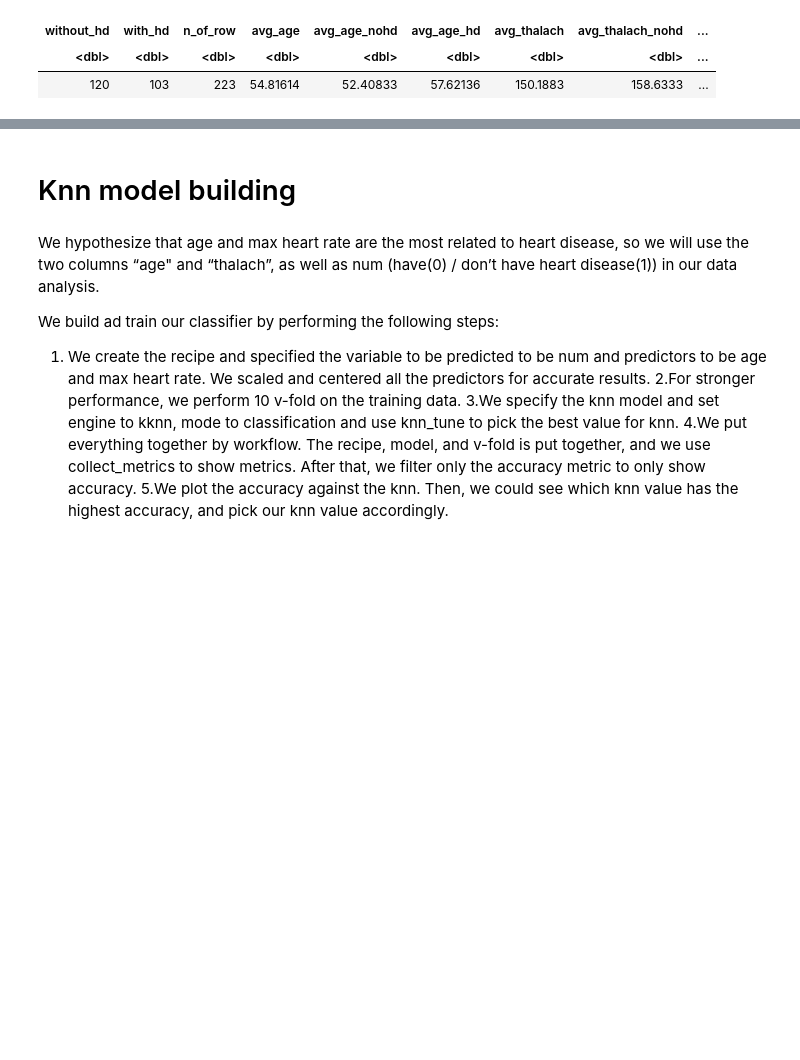
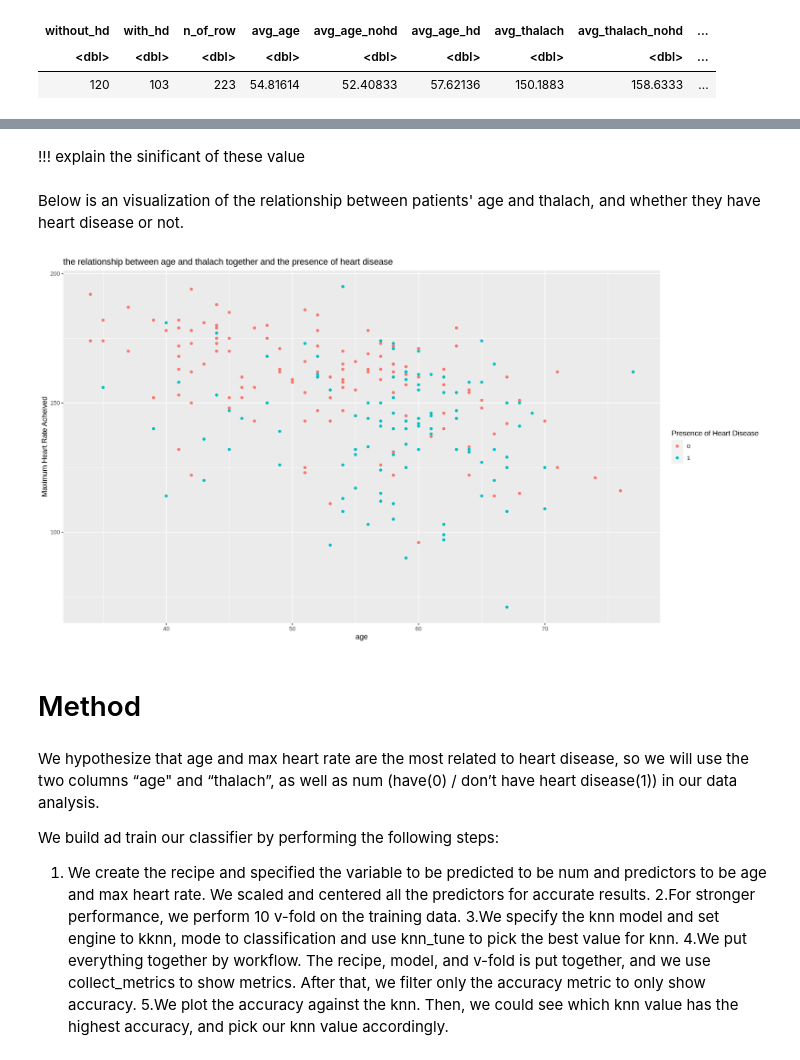
Before and after one commit to wiliwangka/Heart-Disease-Classification-with-R, a Jupyter notebook: ds_project_proposal.ipynb, the cells around one changed output, grey strips where cells are left out. Cells and saved outputs as stored; diff of their text form; code cells hidden in the pictures; blank space fills up the shorter version.

Commit message:
visualization scatterplot added

```diff
--- a/ds_project_proposal.ipynb
+++ b/ds_project_proposal.ipynb
@@ -338,5 +336,18 @@ ERROR: Error in parse(text = x, srcfile = src): <text>:1:13: unexpected symbol
-# %% [markdown]
-# Knn model building
+# %% [markdown]
+!!! explain the sinificant of these value
+# %% [markdown]
+Below is an visualization of the relationship between patients' age and thalach, and whether they have heart disease or not.
+# %%
+visuals <- cleveland_training %>%
+           ggplot(aes(x = age, y = thalach, color = num)) +
+           geom_point() +
+           labs(x = "age", y = "Maximum Heart Rate Acheived", color = "Presence of Heart Disease") +
+           ggtitle("the relationship between age and thalach together and the presence of heart disease")
+visuals
+# %% [output]
+[figure, added]
+# %% [markdown]
+# Method
 # %% [markdown]
 We hypothesize that age and max heart rate are the most related to heart disease, so we will use the two columns “age" and “thalach”, as well as num (have(0) / don’t have heart disease(1)) in our data analysis.
 
```
Also changed, not shown: parts of 13 cells of this notebook.
